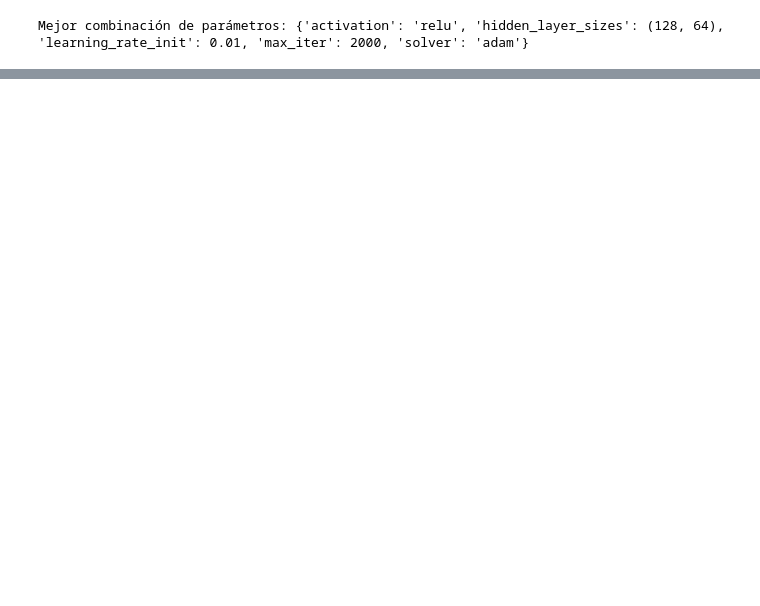
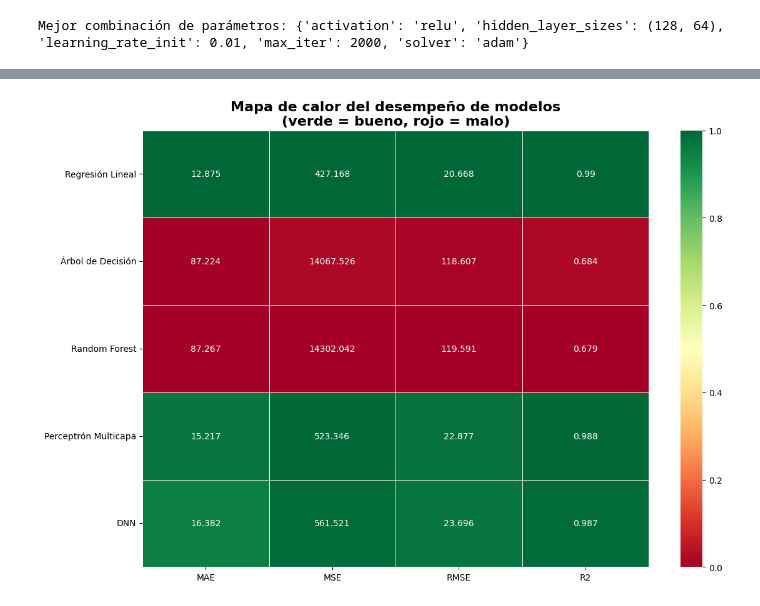
Before and after one commit to Rossy26/dengue-analysis-ml, a Jupyter notebook: dengue_notebook.ipynb, the cells around one changed output, grey strips where cells are left out. Drawn from its saved outputs; the diff is of its cells as text; code cells hidden in the pictures; blank space fills up the shorter version.

```diff
--- a/dengue_notebook.ipynb
+++ b/dengue_notebook.ipynb
@@ -1624,0 +1624,5 @@ R²: 0.9898
+# %%
+modelos_resultados_df = pd.DataFrame.from_dict(modelos_resultados, orient='index')
+modelos_resultados_df = modelos_resultados_df[['MAE', 'MSE', 'RMSE', 'R2']]
+modelos_resultados_df.sort_values(by='MAE')
+modelos_resultados_df
@@ -1624,0 +1758,38 @@ R²: 0.9898
+# %%
+df = modelos_resultados_df.copy()
+
+metricas_bajan = ["MAE", "MSE", "RMSE"]
+
+# Crear dataFrame normalizado
+df_norm = df.copy().astype(float)
+
+for col in df.columns:
+    valores = df[col].values
+    mn, mx = valores.min(), valores.max()
+
+    # Normalización distinta según si menor es mejor o mayor es mejor
+    if col in metricas_bajan:
+        # Para estas métricas: menor - mejor
+        df_norm[col] = 1 - (valores - mn) / (mx - mn)
+    else:
+        # Para R2: mayor - mejor
+        df_norm[col] = (valores - mn) / (mx - mn)
+
+plt.figure(figsize=(12, 8))
+sns.heatmap(
+    df_norm,
+    annot=df.round(3),
+    fmt="",
+    cmap="RdYlGn",       # rojo → malo, verde → bueno
+    vmin=0, vmax=1,
+    linewidths=0.5,
+    linecolor="white",
+    annot_kws={"fontsize":10}
+)
+
+plt.title("Mapa de calor del desempeño de modelos\n(verde = bueno, rojo = malo)", fontsize=16, fontweight="bold")
+plt.yticks(rotation=0)
+plt.tight_layout()
+plt.show()
+# %% [output]
+[figure, added]
```
Also changed, not shown: parts of 43 cells of this notebook, 1 other file.
